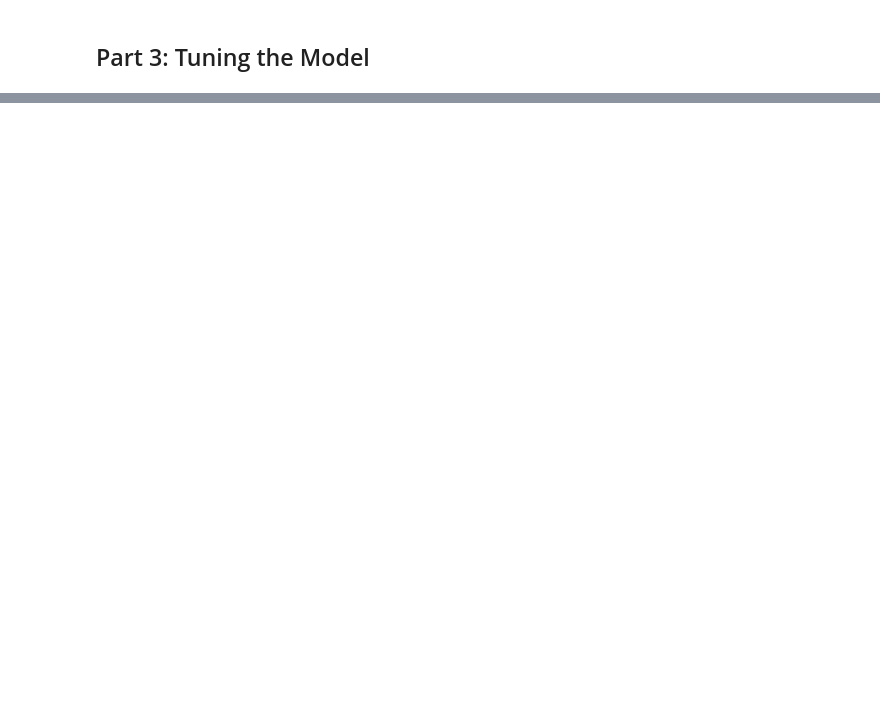
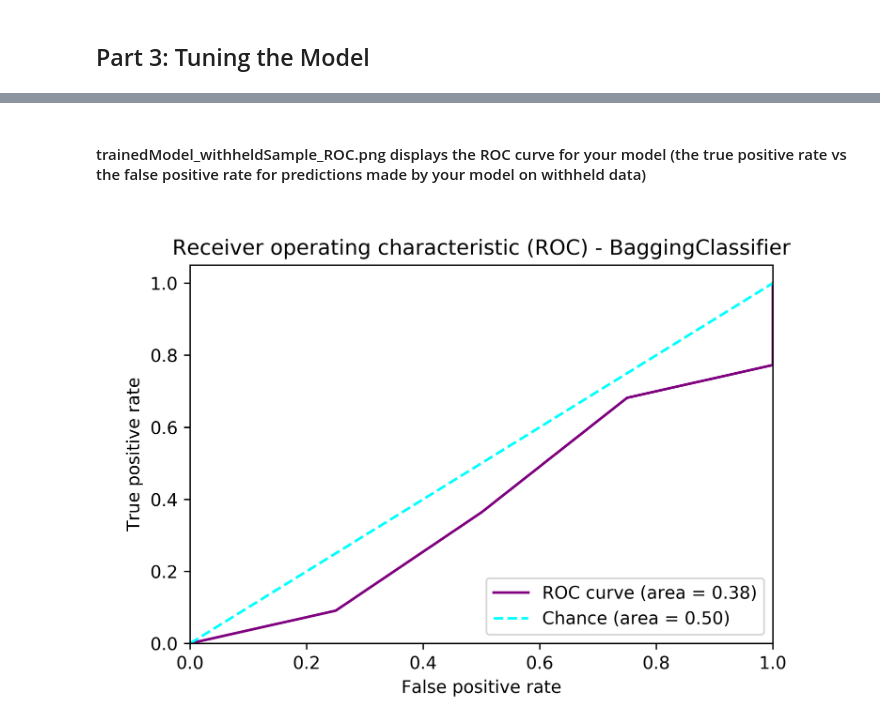
Before and after one commit to neurogenetics/GenoML_IPDGC, a Jupyter notebook: GenoML_IPDGC_Demo.ipynb, the cells around one changed output, grey strips where cells are left out. Drawn from its saved outputs; the diff is of its cells as text; code cells hidden in the pictures; blank space fills up the shorter version.

```diff
--- a/GenoML_IPDGC_Demo.ipynb
+++ b/GenoML_IPDGC_Demo.ipynb
@@ -309,0 +356,6 @@ Lets shut everything down, thanks for trying to tune your model with GenoML.
+# %% [markdown]
+#### trainedModel_withheldSample_ROC.png displays the ROC curve for your model (the true positive rate vs the false positive rate for predictions made by your model on withheld data)
+# %%
+Image(filename="example_outputs/test_discrete_geno.trainedModel_withheldSample_ROC.png")
+# %% [output]
+[figure, added]
```
Also changed, not shown: parts of 27 cells of this notebook.
